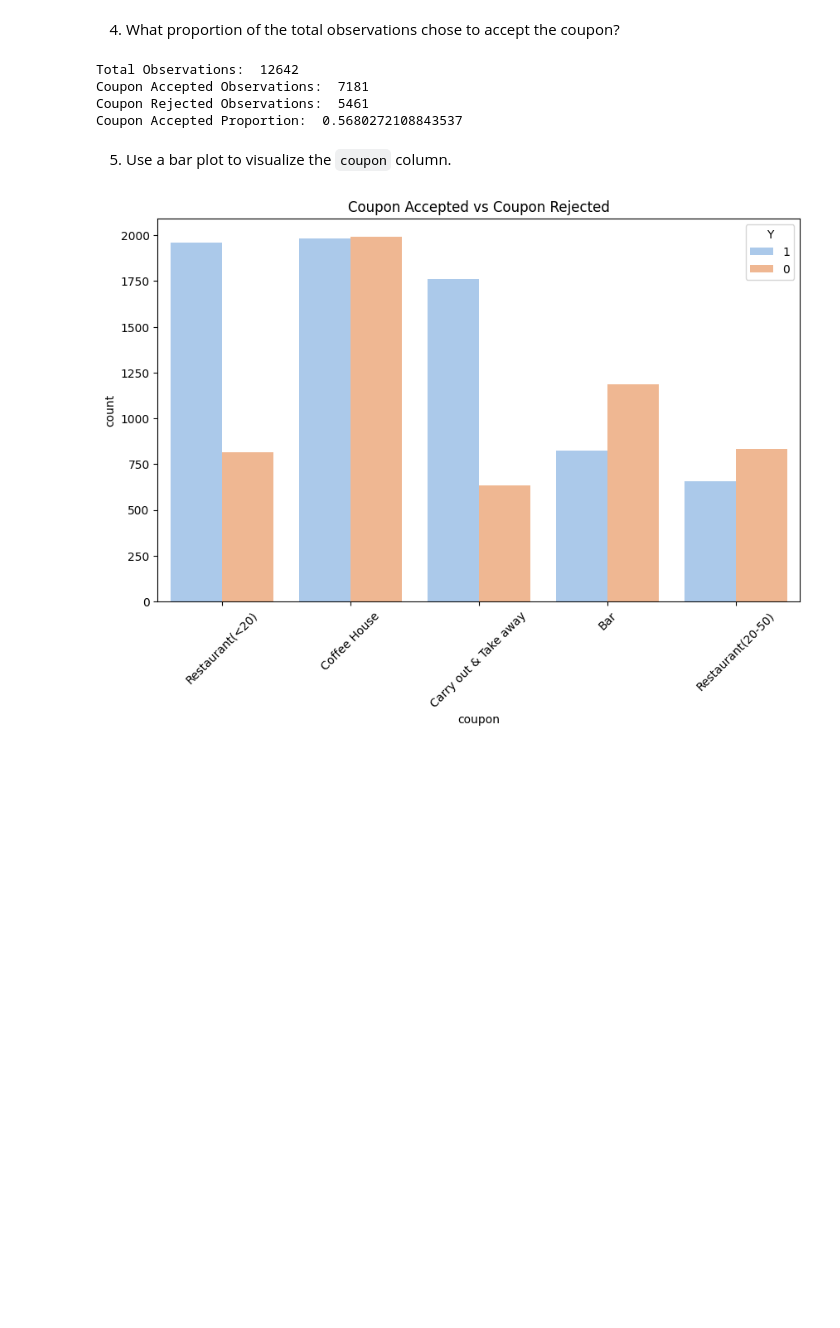
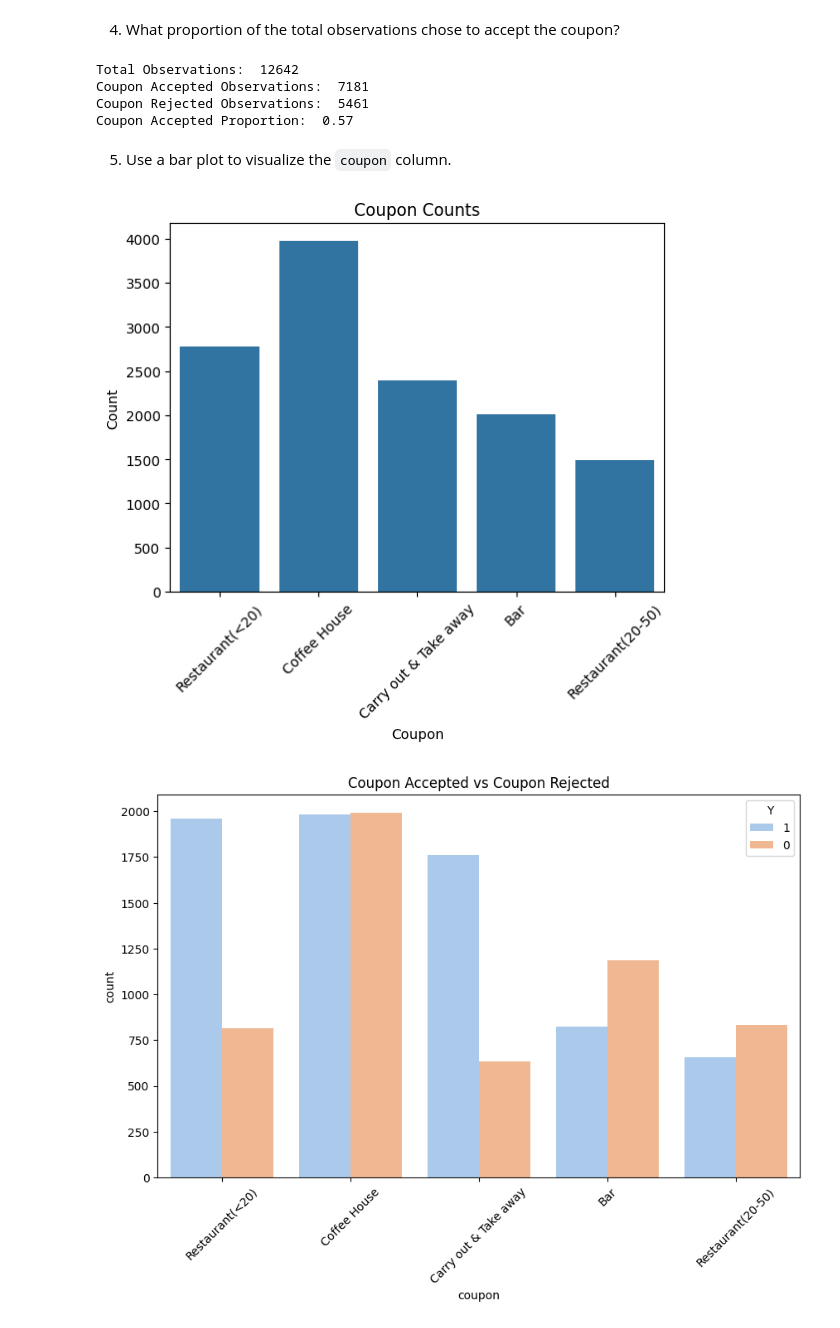
Before and after one commit to ArunKumarGanesan716/UC-B-Assignment-1, a Jupyter notebook: prompt.ipynb, the cells around one changed output. Saved outputs shown, nothing was run; the diff lists cells and outputs as text; code cells hidden in the pictures; blank space fills up the shorter version.

```diff
--- a/prompt.ipynb
+++ b/prompt.ipynb
@@ -244,18 +246,26 @@ propotiomn_of_coupon_accepted = coupon_accepted_dataFrame.shape[0] / cleaned_dat
 print("Total Observations: ", cleaned_data.shape[0])
 print("Coupon Accepted Observations: ", coupon_accepted_dataFrame.shape[0])
 print("Coupon Rejected Observations: ", coupon_rejected_dataFrame.shape[0])
-print("Coupon Accepted Proportion: ", propotiomn_of_coupon_accepted)
+print("Coupon Accepted Proportion: ", round(propotiomn_of_coupon_accepted,2))
 # %% [output]
 Total Observations:  12642
 Coupon Accepted Observations:  7181
 Coupon Rejected Observations:  5461
-Coupon Accepted Proportion:  0.5680272108843537
+Coupon Accepted Proportion:  0.57
 # %% [markdown]
 5. Use a bar plot to visualize the `coupon` column.
 # %%
 coupon_counts = cleaned_data['coupon'].value_counts().reset_index()
 coupon_counts.columns = ['coupon', 'count']
 px.bar(coupon_counts, x='coupon', y='count', title='Coupon Counts', color='count', color_continuous_scale=px.colors.sequential.Blues).show()
+sns.countplot(data=cleaned_data, x='coupon')
+plt.xticks(rotation=45)
+plt.title('Coupon Counts')
+plt.xlabel('Coupon')
+plt.ylabel('Count')
+plt.show()
+# %% [output]
+[figure, added]
 # %%
 # plot the coupon counts with the accepted and rejected coupons
 plt.figure(figsize=(10, 6))
```
Also changed, not shown: parts of 10 cells of this notebook.
